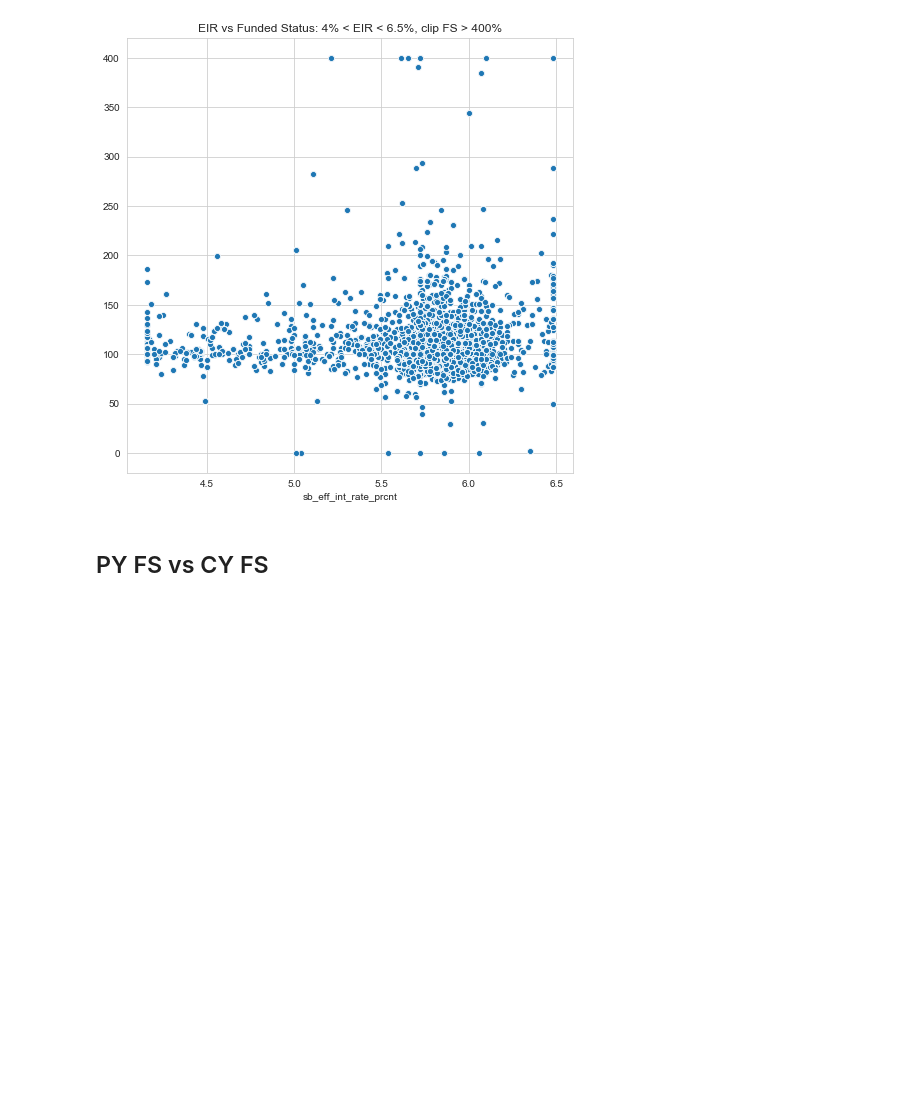
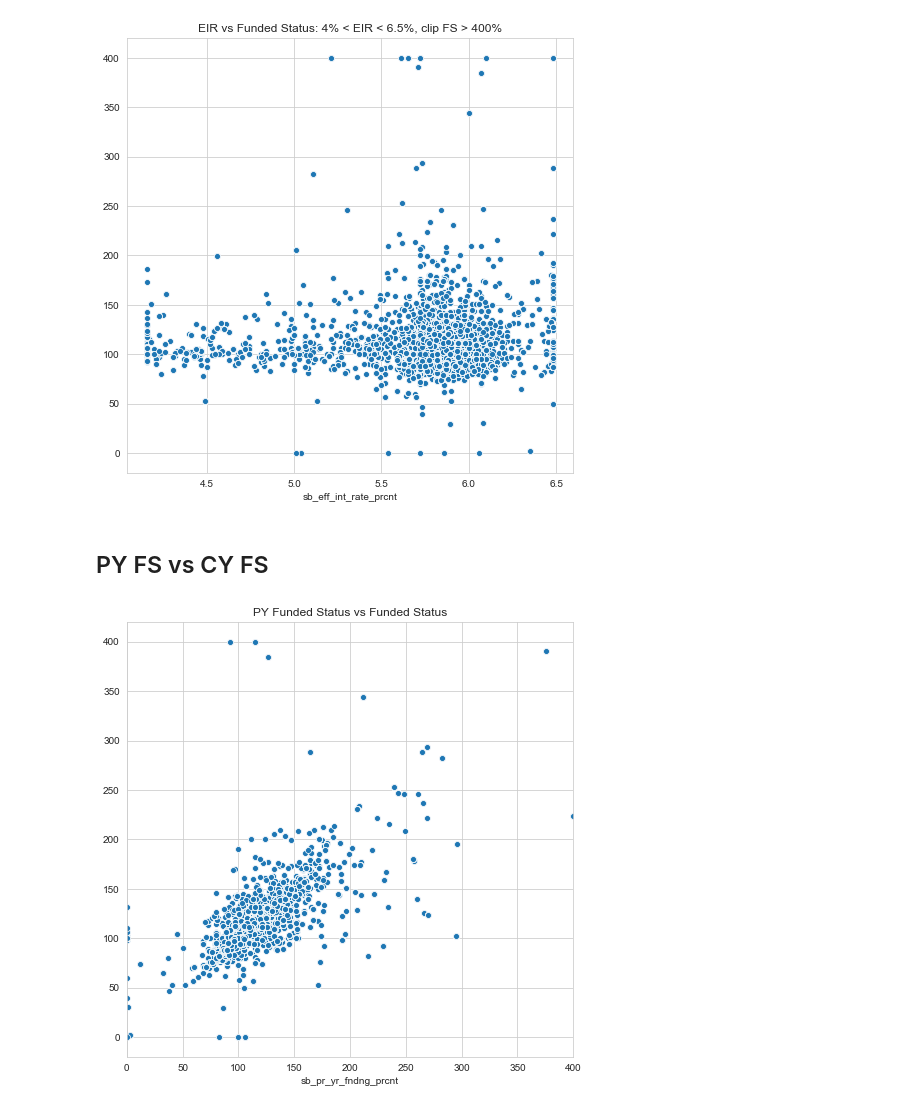
Before and after one commit to LindseyMoser/DSI_Capstone_B, a Jupyter notebook: 1_Data/PSQL_DF_EDA_2017_from_script.ipynb, the cells around one changed output. Saved outputs shown, nothing was run; the diff lists cells and outputs as text; code cells hidden in the pictures; blank space fills up the shorter version.

```diff
--- a/1_Data/PSQL_DF_EDA_2017_from_script.ipynb
+++ b/1_Data/PSQL_DF_EDA_2017_from_script.ipynb
@@ -151,8 +155,11 @@ plt.show()
 # %%
 fig5, ax5 = plt.subplots(1,1, figsize=(8,8))
 x_trnc5=X2['sb_pr_yr_fndng_prcnt']
 y_trnc5=np.clip(y,0,400)
 ax5 = sns.scatterplot(x=x_trnc5, y=y_trnc5)
 plt.xlim(0,400)
 plt.title('PY Funded Status vs Funded Status')
+plt.rcParams.update({'font.size':12})
 plt.show()
+# %% [output]
+[figure, added]
```
Also changed, not shown: parts of 10 cells of this notebook, 1 other file.
